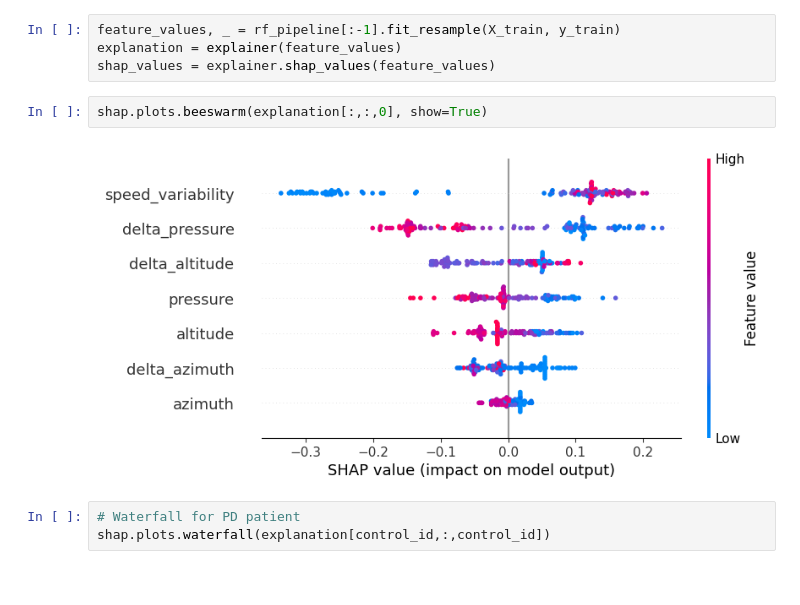
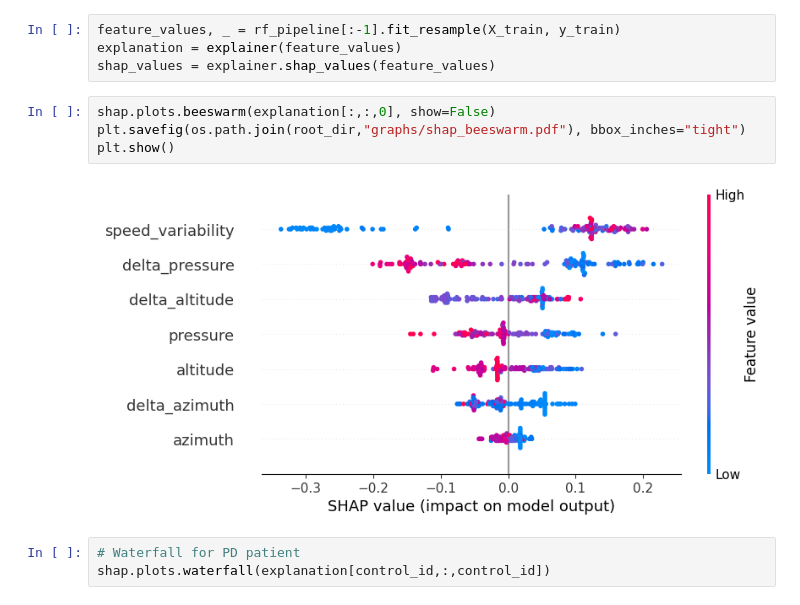
Before and after one commit to JWL16038/DATA471-Individual-Project, a Jupyter notebook: notebooks/spirals_modelling.ipynb, the cells around one changed output. Saved outputs shown, nothing was run; the diff lists cells and outputs as text.

Commit message:
Add pdf saving of SHAP and feature importance plots in modelling

```diff
--- a/notebooks/spirals_modelling.ipynb
+++ b/notebooks/spirals_modelling.ipynb
@@ -321,10 +325,12 @@ noncontrol_id = 1 # Second id that was correctly predicted as a PD patient
 feature_values, _ = rf_pipeline[:-1].fit_resample(X_train, y_train)
 explanation = explainer(feature_values)
 shap_values = explainer.shap_values(feature_values)
-# %%
-shap.plots.beeswarm(explanation[:,:,0], show=True)
-# %% [output]
-[figure, removed]
+# %%
+shap.plots.beeswarm(explanation[:,:,0], show=False)
+plt.savefig(os.path.join(root_dir,"graphs/shap_beeswarm.pdf"), bbox_inches="tight")
+plt.show()
+# %% [output]
+[figure, added]
 # %%
 # Waterfall for PD patient
 shap.plots.waterfall(explanation[control_id,:,control_id])
```
Also changed, not shown: parts of 8 cells of this notebook.
